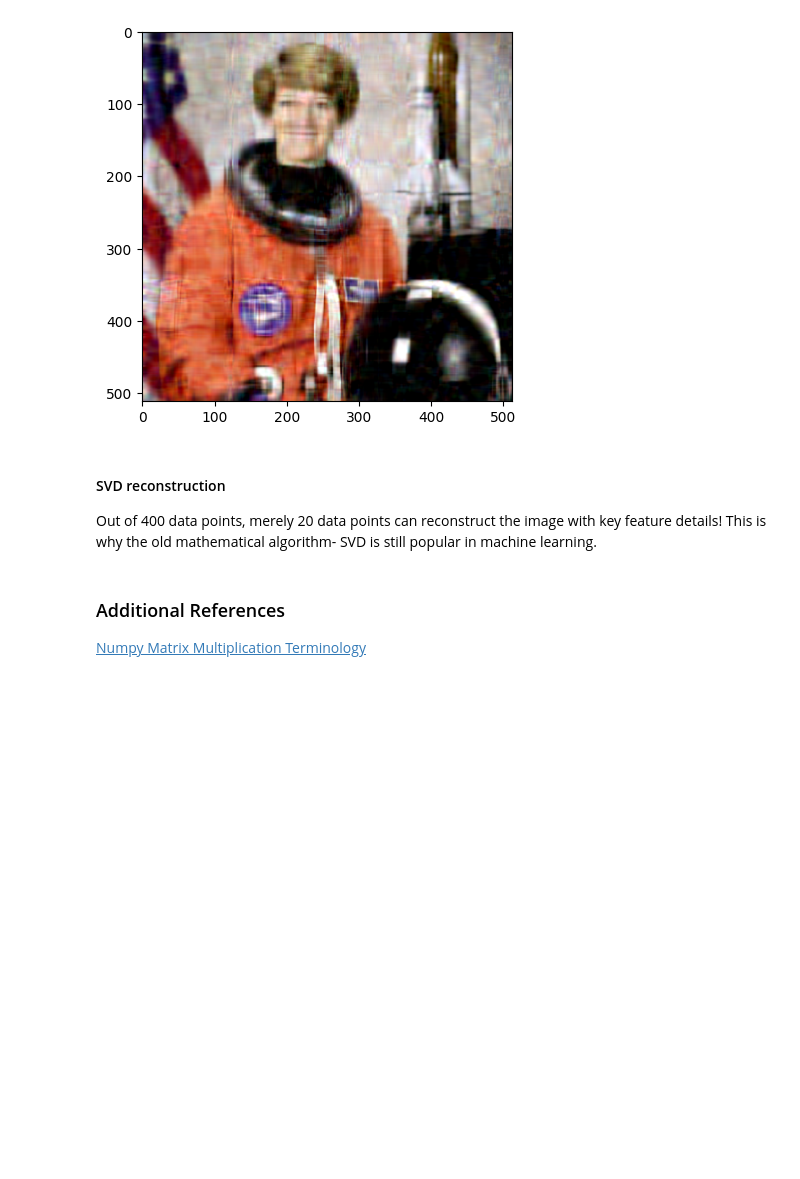
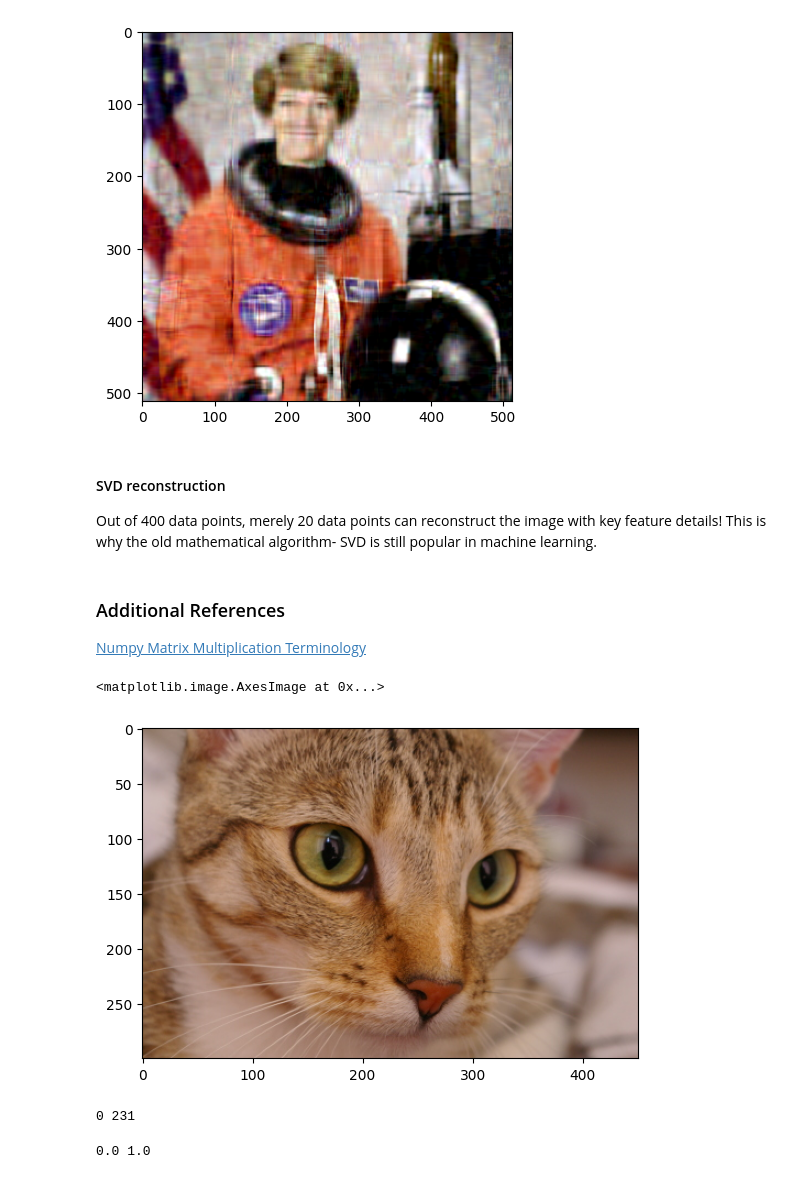
Before and after one commit to tarunkay7/AIML-IIITH, a Jupyter notebook: Basics_of_Linear_Algebra.ipynb, the cells around one changed output. Saved outputs shown, nothing was run; the diff lists cells and outputs as text; code cells hidden in the pictures; blank space fills up the shorter version.

```diff
--- a/Basics_of_Linear_Algebra.ipynb
+++ b/Basics_of_Linear_Algebra.ipynb
@@ -446,3 +446,25 @@ Out of 400 data points, merely 20 data points can reconstruct the image with key
 ### Additional References
 
 [Numpy Matrix Multiplication Terminology](https://likegeeks.com/numpy-matrix-multiplication/#Basic_Terminologies)
+# %%
+## Implementing SVD on another image
+
+from skimage import data
+import numpy as np
+from matplotlib import pyplot as plt
+image = data.cat()
+plt.imshow(image)
+# %% [output]
+<matplotlib.image.AxesImage at 0x...>
+[figure, added]
+# %%
+#We find what the maximum and minimum pixel values are
+print(image.min(),image.max())
+# %% [output]
+0 231
+# %%
+## Scaling down the image pixel values to minimum of 0 and maximum of 1
+img = image/231.0
+print(img.min(),img.max())
+# %% [output]
+0.0 1.0
```
Also changed, not shown: parts of 10 cells of this notebook.
